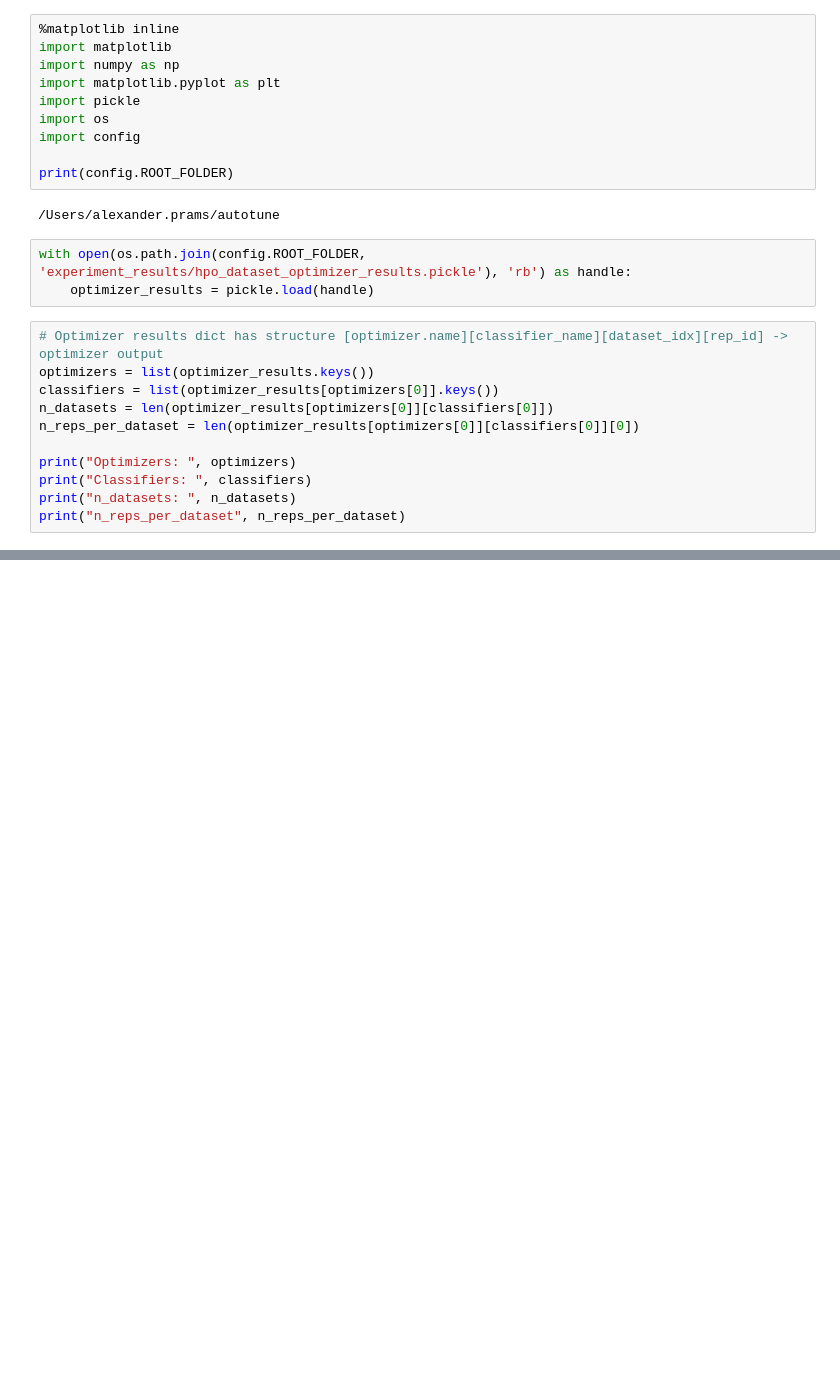
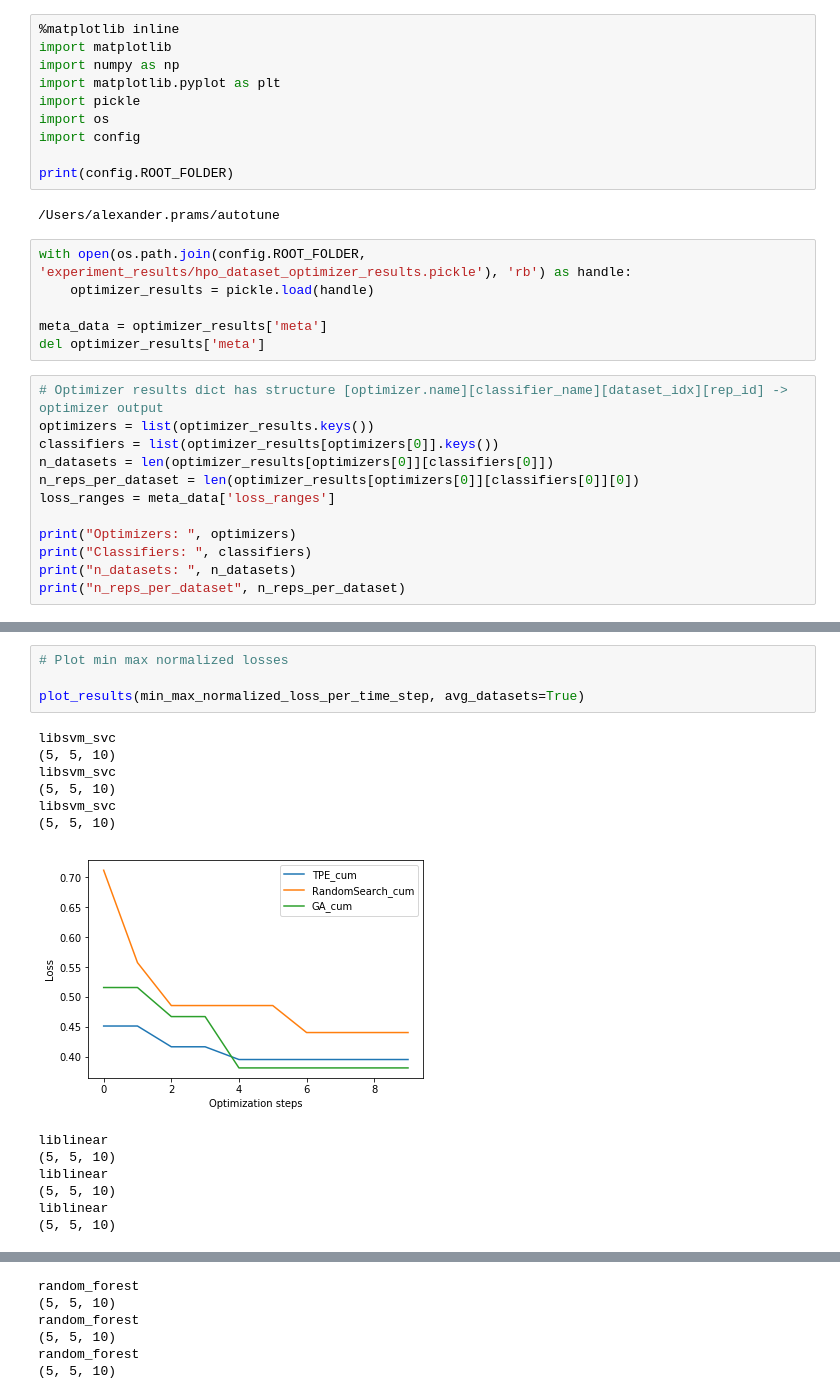
Before and after one commit to aprams/autotune, a Jupyter notebook: experiments/hpo_dataset_eval_analysis.ipynb, the cells around one changed output, grey strips where cells are left out. Saved outputs shown, nothing was run; the diff lists cells and outputs as text; blank space fills up the shorter version.

```diff
--- a/experiments/hpo_dataset_eval_analysis.ipynb
+++ b/experiments/hpo_dataset_eval_analysis.ipynb
@@ -13,12 +13,16 @@ print(config.ROOT_FOLDER)
 # %%
 with open(os.path.join(config.ROOT_FOLDER, 'experiment_results/hpo_dataset_optimizer_results.pickle'), 'rb') as handle:
     optimizer_results = pickle.load(handle)
+
+meta_data = optimizer_results['meta']
+del optimizer_results['meta']
 # %%
 # Optimizer results dict has structure [optimizer.name][classifier_name][dataset_idx][rep_id] -> optimizer output
 optimizers = list(optimizer_results.keys())
 classifiers = list(optimizer_results[optimizers[0]].keys())
 n_datasets = len(optimizer_results[optimizers[0]][classifiers[0]])
 n_reps_per_dataset = len(optimizer_results[optimizers[0]][classifiers[0]][0])
+loss_ranges = meta_data['loss_ranges']
 
 print("Optimizers: ", optimizers)
 print("Classifiers: ", classifiers)
@@ -107,0 +125,18 @@ random_forest
+# %%
+# Plot min max normalized losses
+
+plot_results(min_max_normalized_loss_per_time_step, avg_datasets=True)
+# %% [output]
+libsvm_svc
+(5, 5, 10)
+libsvm_svc
+(5, 5, 10)
+libsvm_svc
+(5, 5, 10)
+[figure, added]
+liblinear
+(5, 5, 10)
+liblinear
+(5, 5, 10)
+liblinear
+(5, 5, 10)
@@ -107,0 +144,6 @@ random_forest
+random_forest
+(5, 5, 10)
+random_forest
+(5, 5, 10)
+random_forest
+(5, 5, 10)
```
Also changed, not shown: parts of 5 cells of this notebook, 19 other files.
